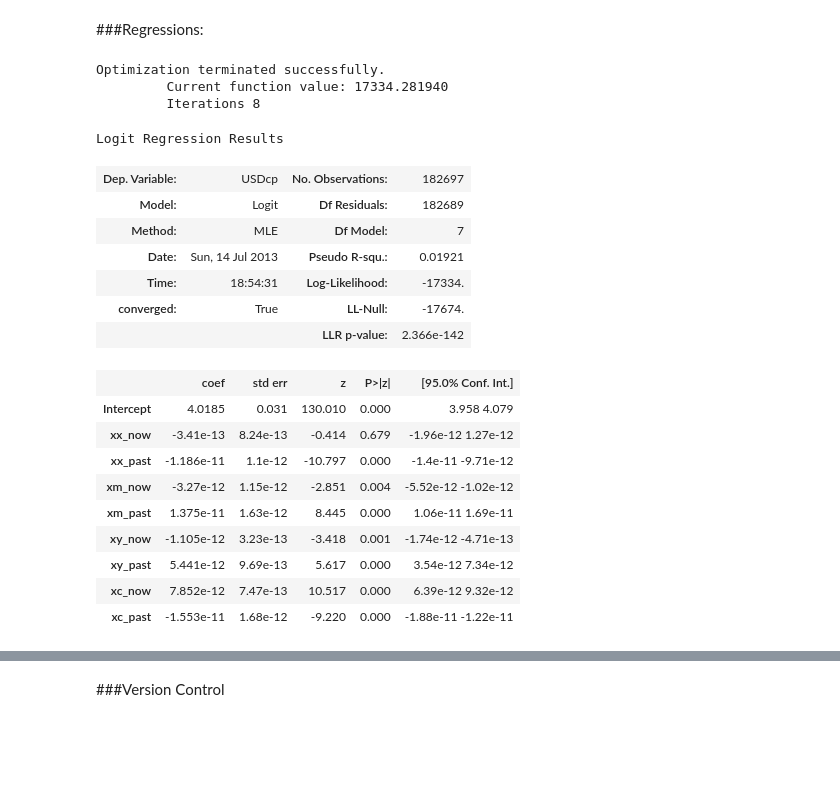
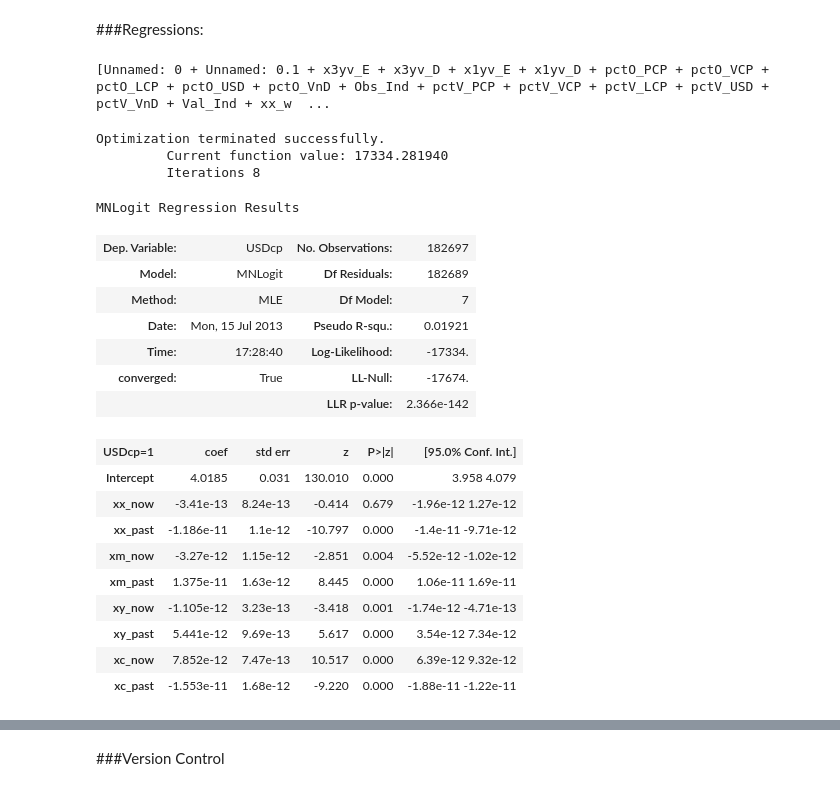
Before and after one commit to agconti/US_Dollar_Vehicle_Currency, a Jupyter notebook: Italian Trade/US_Dollar_Vehicle_Currency.ipynb, the cells around one changed output, grey strips where cells are left out. Cells and saved outputs as stored; diff of their text form; code cells hidden in the pictures; blank space fills up the shorter version.

```diff
--- a/Italian Trade/US_Dollar_Vehicle_Currency.ipynb
+++ b/Italian Trade/US_Dollar_Vehicle_Currency.ipynb
@@ -302,30 +295,37 @@ rate_derive_ploting(df)
 [figure]
 # %% [markdown]
 ###Regressions:
+# %%
+ka.columns_to_plus(df)
+# %% [output]
+[Unnamed: 0 + Unnamed: 0.1 + x3yv_E + x3yv_D + x1yv_E + x1yv_D + pctO_PCP + pctO_VCP + pctO_LCP + pctO_USD + pctO_VnD + Obs_Ind + pctV_PCP + pctV_VCP + pctV_LCP + pctV_USD + pctV_VnD + Val_Ind + xx_w  ...
 # %%
 results={}           # create a bin to hold the results of all of our models
+# %%
+dependent_var = 'USDcp ~ '
 # %%
-formula = 'USDcp ~ xx_now + xx_past + xm_now + xm_past + xy_now + xy_past + xc_now + xc_past'
+economic_strength = 'xx_now + xx_past + xm_now + xm_past + xy_now + xy_past + xc_now + xc_past'
+formula = dependent_var +  economic_strength
 # %%
 y, x = dmatrices(formula, data=df.dropna(), return_type='dataframe')# Prepare dataframe for regression
-mod = Logit(y, x)   # Describe model, so it can be fitted
-res1 = mod.fit()     # Fit model
+mod = MNLogit(y, x)                                                 # Describe model, so it can be fitted
+res1 = mod.fit()                                                    # Fit model
 
-results['Basic_small_exports_regression_logit']=[res1, formula] # save results for later
-res1.summary()       # Summarize model
+results['economic_strength']=[res1, formula]                        # save results for later
+res1.summary()                                                      # Summarize model
 # %% [output]
 Optimization terminated successfully.
          Current function value: 17334.281940
          Iterations 8
-Logit Regression Results
+MNLogit Regression Results
 | Dep. Variable: | USDcp | No. Observations: | 182697 |
-| Model: | Logit | Df Residuals: | 182689 |
+| Model: | MNLogit | Df Residuals: | 182689 |
 | Method: | MLE | Df Model: | 7 |
-| Date: | Sun, 14 Jul 2013 | Pseudo R-squ.: | 0.01921 |
-| Time: | 18:54:31 | Log-Likelihood: | -17334. |
+| Date: | Mon, 15 Jul 2013 | Pseudo R-squ.: | 0.01921 |
+| Time: | 17:28:40 | Log-Likelihood: | -17334. |
 | converged: | True | LL-Null: | -17674. |
 |  |  | LLR p-value: | 2.366e-142 |
-|  | coef | std err | z | P>|z| | [95.0% Conf. Int.] |
+| USDcp=1 | coef | std err | z | P>|z| | [95.0% Conf. Int.] |
 | Intercept | 4.0185 | 0.031 | 130.010 | 0.000 | 3.958 4.079 |
 | xx_now | -3.41e-13 | 8.24e-13 | -0.414 | 0.679 | -1.96e-12 1.27e-12 |
 | xx_past | -1.186e-11 | 1.1e-12 | -10.797 | 0.000 | -1.4e-11 -9.71e-12 |
```
Also changed, not shown: parts of 14 cells of this notebook.
